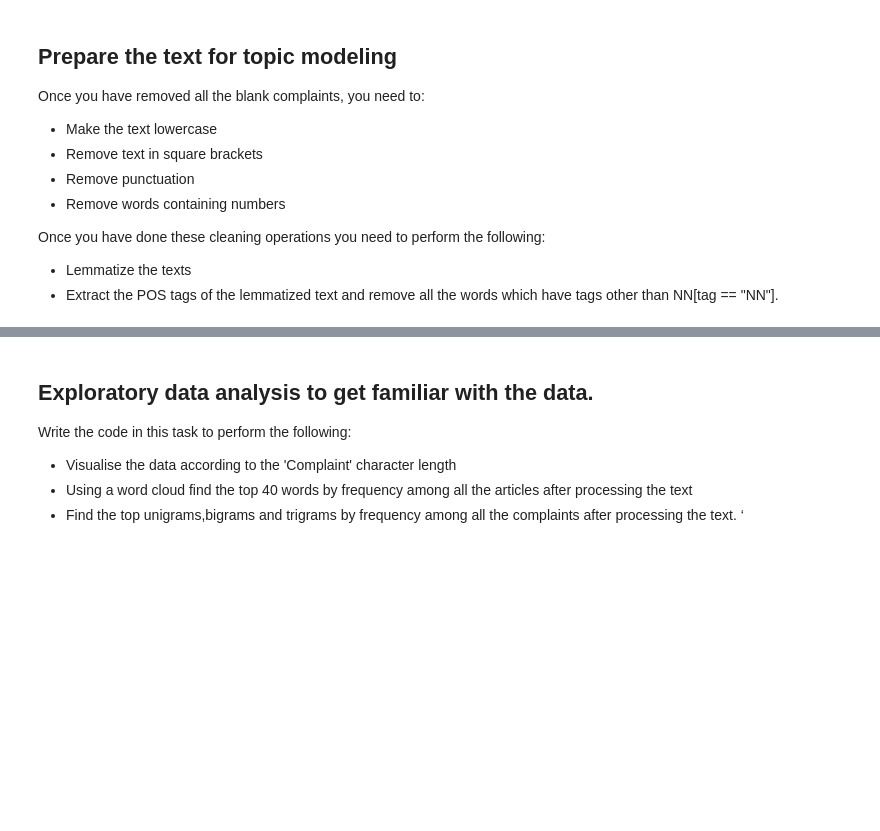
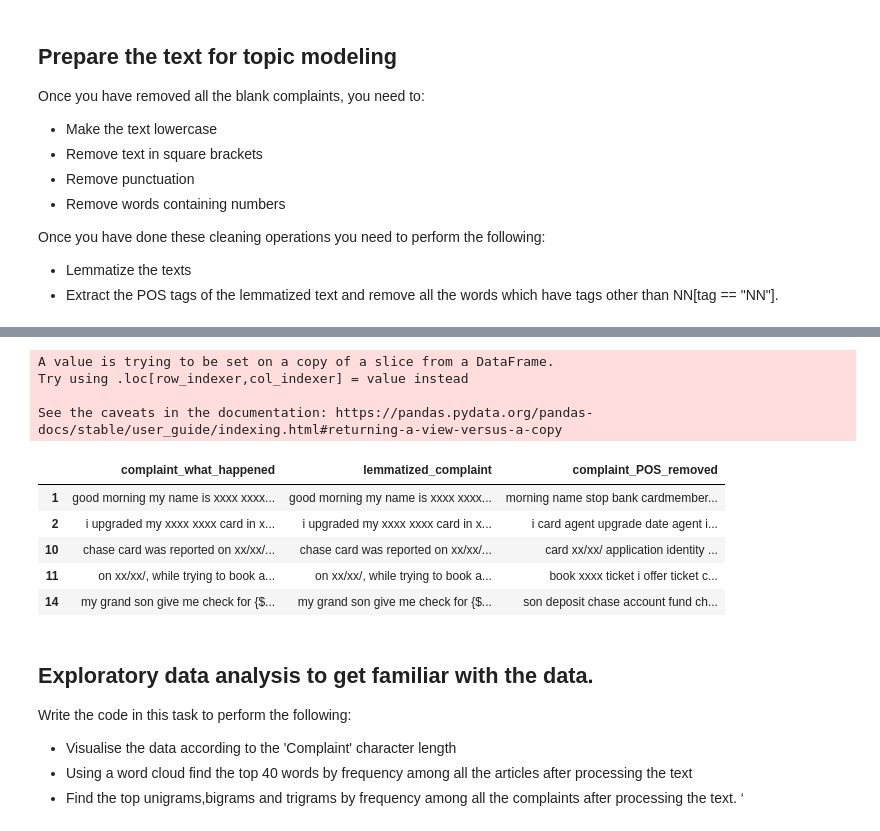
Before and after one commit to AxithChoudhary/Automatic_Ticket_Classification, a Jupyter notebook: Automatic_Ticket_Classification.ipynb, the cells around one changed output, grey strips where cells are left out. Drawn from its saved outputs; the diff is of its cells as text; code cells hidden in the pictures; blank space fills up the shorter version.

```diff
--- a/Automatic_Ticket_Classification.ipynb
+++ b/Automatic_Ticket_Classification.ipynb
@@ -259,5 +339,6 @@ df_clean
 # %%
 #Write your function to extract the POS tags
+from textblob import TextBlob
 
 def pos_tag(text):
   # write your code here
@@ -265,10 +346,22 @@ def pos_tag(text):
 
     return ' '.join([ word for (word,pos) in text_blob.tags if pos == "NN"])
 
-df_clean["complaint_POS_removed"] = df_clean["complaint_POS_removed"] =  df_clean.apply(lambda x: singular_nouns(x['lemmatized_complaint']), axis=1)  #this column should contain lemmatized text with all the words removed which have tags other than NN[tag == "NN"].
+df_clean["complaint_POS_removed"] = df_clean["complaint_POS_removed"] =  df_clean.apply(lambda x: pos_tag(x['lemmatized_complaint']), axis=1)  #this column should contain lemmatized text with all the words removed which have tags other than NN[tag == "NN"].
+# %% [output]
+A value is trying to be set on a copy of a slice from a DataFrame.
+Try using .loc[row_indexer,col_indexer] = value instead
+
+See the caveats in the documentation: https://pandas.pydata.org/pandas-docs/stable/user_guide/indexing.html#returning-a-view-versus-a-copy
 # %%
 #The clean dataframe should now contain the raw complaint, lemmatized complaint and the complaint after removing POS tags.
-df_clean
+df_clean.head()
+# %% [output]
+|  | complaint_what_happened | lemmatized_complaint | complaint_POS_removed |
+| 1 | good morning my name is xxxx xxxx... | good morning my name is xxxx xxxx... | morning name stop bank cardmember... |
+| 2 | i upgraded my xxxx xxxx card in x... | i upgraded my xxxx xxxx card in x... | i card agent upgrade date agent i... |
+| 10 | chase card was reported on xx/xx/... | chase card was reported on xx/xx/... | card xx/xx/ application identity ... |
+| 11 | on xx/xx/, while trying to book a... | on xx/xx/, while trying to book a... | book xxxx ticket i offer ticket c... |
+| 14 | my grand son give me check for {$... | my grand son give me check for {$... | son deposit chase account fund ch... |
 # %% [markdown]
 ## Exploratory data analysis to get familiar with the data.
 
```
Also changed, not shown: parts of 9 cells of this notebook.
